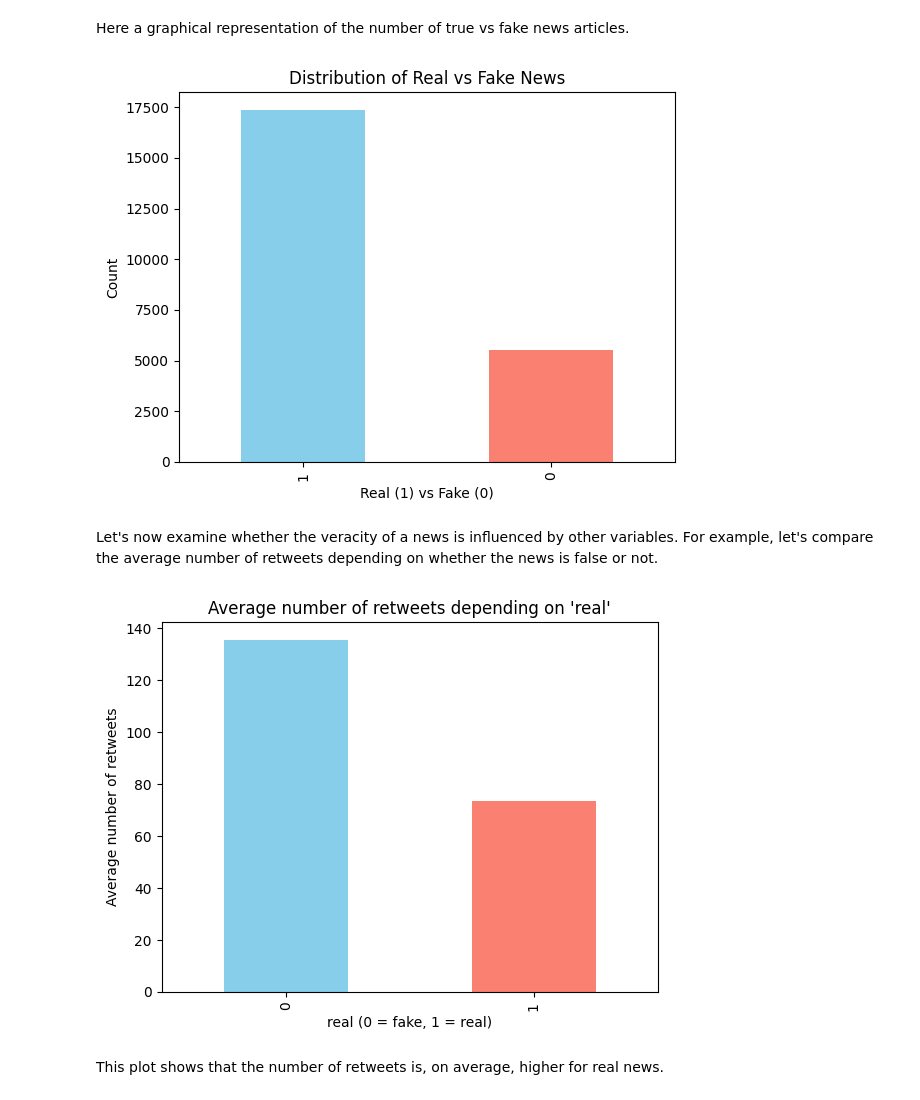
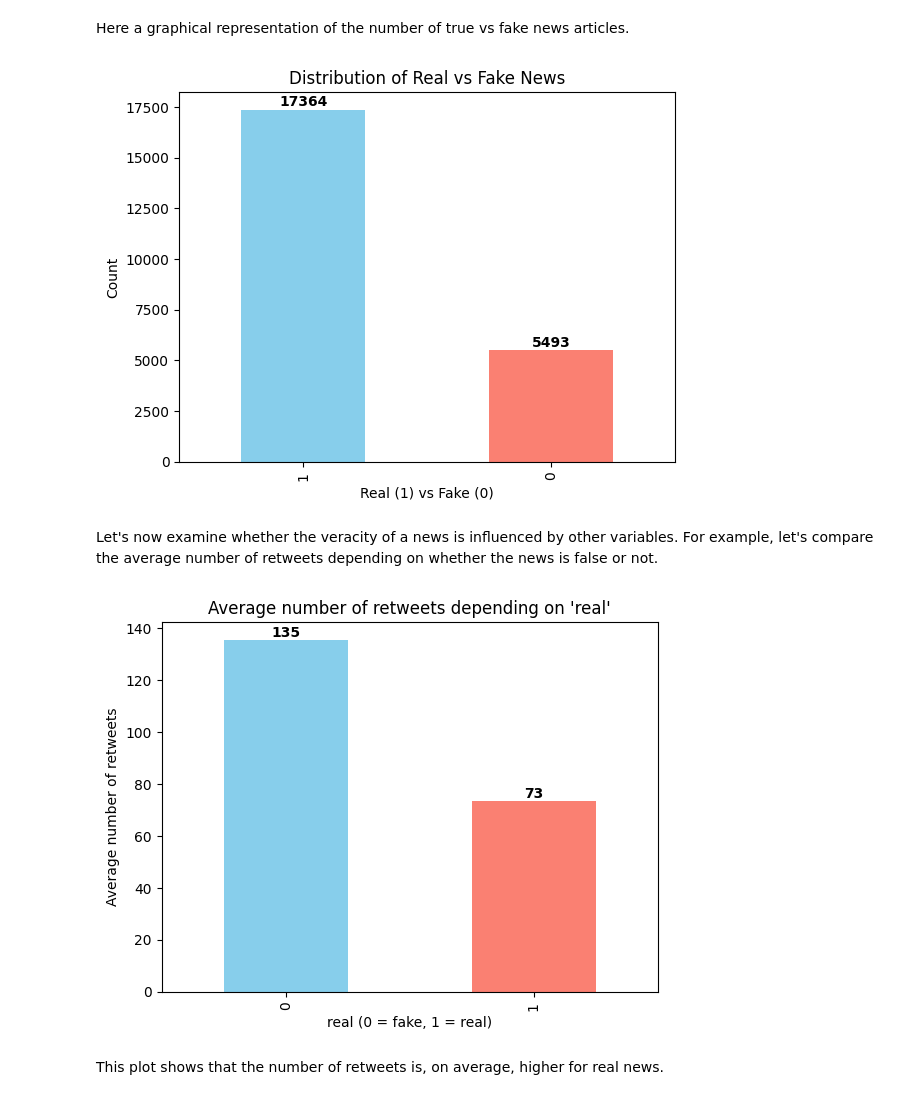
Before and after one commit to zFishStick/Cyclic-LLM-Checker, a Jupyter notebook: notebooks/analysis/dataset_3.ipynb, the cells around one changed output. Saved outputs shown, nothing was run; the diff lists cells and outputs as text; code cells hidden in the pictures.

```diff
--- a/notebooks/analysis/dataset_3.ipynb
+++ b/notebooks/analysis/dataset_3.ipynb
@@ -4,6 +4,6 @@
 import pandas as pd
 
 # https://www.kaggle.com/datasets/algord/fake-news
-df = pd.read_csv("../datasets/FakeNewsNet.csv", sep=",")
+df = pd.read_csv("../../local_datasets/FakeNewsNet.csv", sep=",")
 # %% [markdown]
 ### 🧾 Information about the dataset
@@ -67,6 +48,3 @@ source_domain    330
 tweet_num          0
 real               0
 dtype: int64
-# %%
-df = df.dropna()
-print("Size after dropping rows containing at least one missing value:", df.shape)
@@ -93,28 +69,53 @@ Here a graphical representation of the number of true vs fake news articles.
 # %%
 import matplotlib.pyplot as plt
 
-df["real"].value_counts().plot(kind="bar", color=["skyblue", "salmon"])
+ax = df["real"].value_counts().plot(kind="bar", color=["skyblue", "salmon"])
 plt.title("Distribution of Real vs Fake News")
 plt.xlabel("Real (1) vs Fake (0)")
 plt.ylabel("Count")
+
+for p in ax.patches:
+    ax.text(
+        p.get_x() + p.get_width() / 2, # type: ignore
+        p.get_height() + 50, # type: ignore
+        f"{int(p.get_height())}", # type: ignore
+        ha="center",
+        va="bottom",
+        fontsize=10,
+        fontweight="bold",
+        color="black"
+    )
+
 plt.show()
 # %% [output]
-[figure, old version]
+[figure, new version]
 # %% [markdown]
 Let's now examine whether the veracity of a news is influenced by other variables. For example, let's compare the average number of retweets depending on whether the news is false or not.
 # %%
 import matplotlib.pyplot as plt
-import numpy as np
 
 mean_retweets = df.groupby('real')['tweet_num'].mean().sort_index()
 
-mean_retweets.plot(kind='bar', color=['skyblue', 'salmon'][:len(mean_retweets)])
+ax = mean_retweets.plot(kind='bar', color=['skyblue', 'salmon'][:len(mean_retweets)])
 plt.xlabel("real (0 = fake, 1 = real)")
 plt.ylabel("Average number of retweets")
 plt.title("Average number of retweets depending on 'real'")
+
+for p in ax.patches:
+    ax.text(
+        p.get_x() + p.get_width() / 2, # type: ignore
+        p.get_height(), # type: ignore
+        f"{int(p.get_height())}", # type: ignore
+        ha="center",
+        va="bottom",
+        fontsize=10,
+        fontweight="bold",
+        color="black"
+    )
+
 plt.show()
 # %% [output]
-[figure, old version]
+[figure, new version]
 # %% [markdown]
 This plot shows that the number of retweets is, on average, higher for real news.
 # %% [markdown]
```
Also changed, not shown: parts of 11 cells of this notebook, 2 other files.
